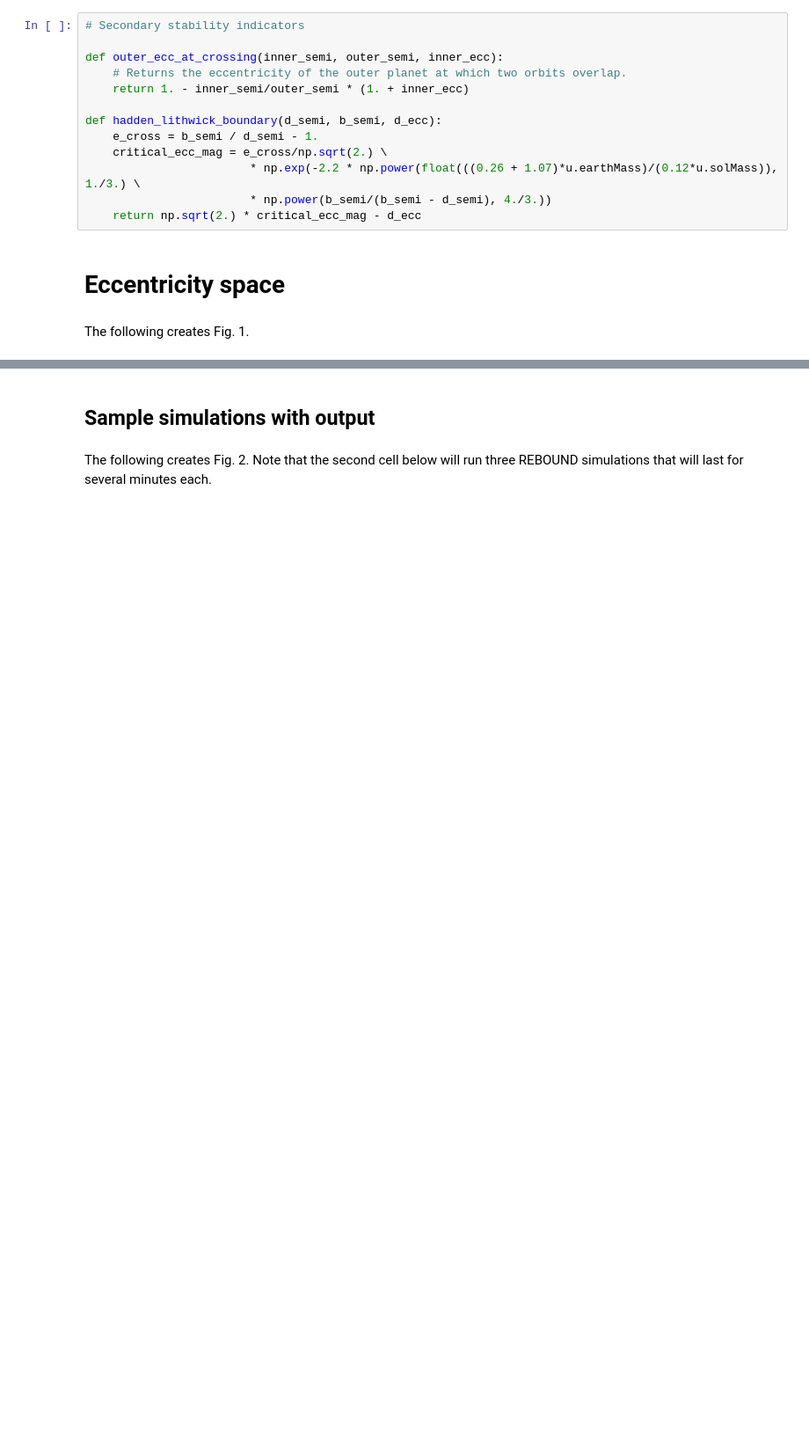
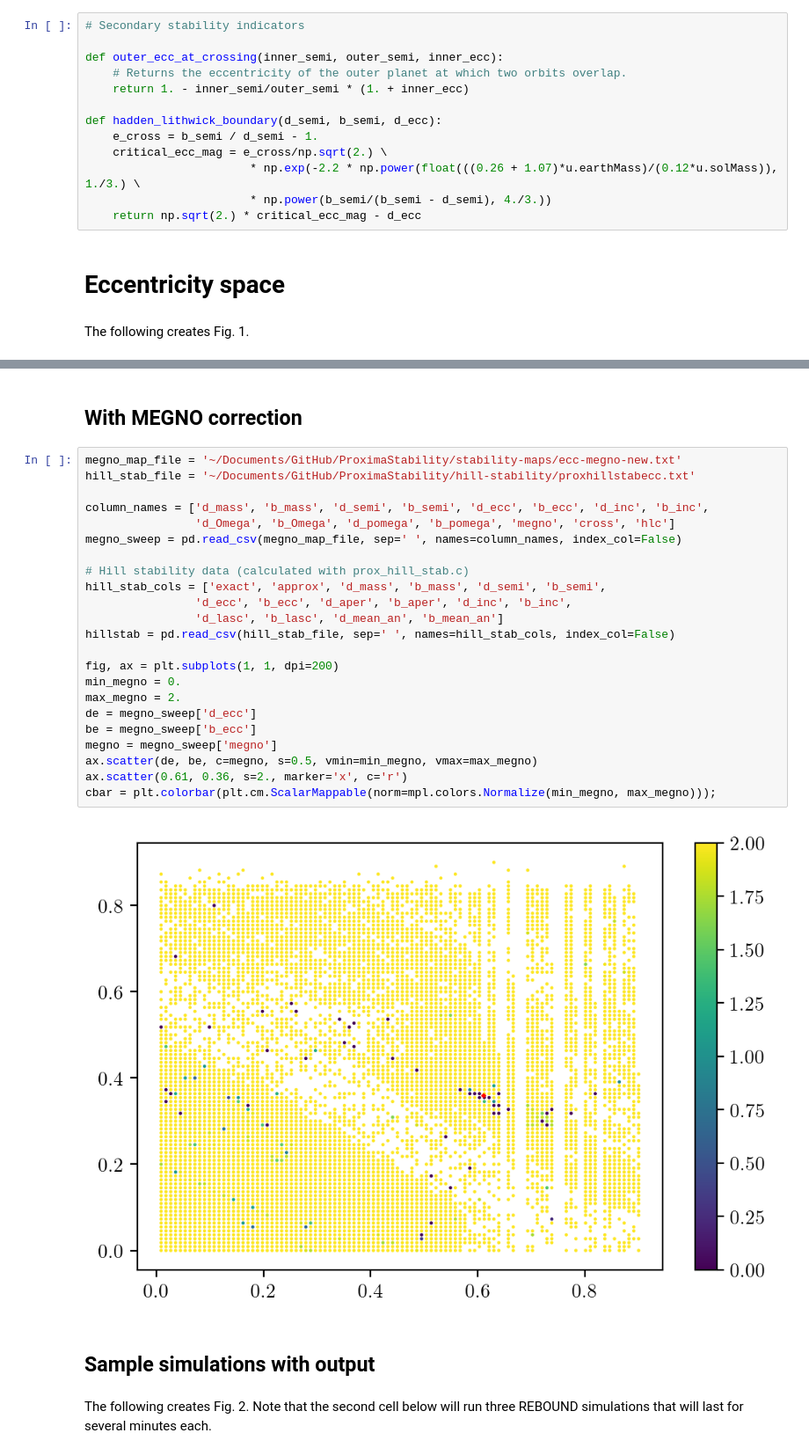
Before and after one commit to jrlivesey/ProximaStability, a Jupyter notebook: stability-maps/Proxima-MEGNO.ipynb, the cells around one changed output, grey strips where cells are left out. Shown at 88% size. Saved outputs shown, nothing was run; the diff lists cells and outputs as text; blank space fills up the shorter version.

```diff
--- a/stability-maps/Proxima-MEGNO.ipynb
+++ b/stability-maps/Proxima-MEGNO.ipynb
@@ -187,3 +196,30 @@ ax[0].set_ylabel('Eccentricity of Proxima b');
+# %% [markdown]
+## With MEGNO correction
+# %%
+megno_map_file = '~/Documents/GitHub/ProximaStability/stability-maps/ecc-megno-new.txt'
+hill_stab_file = '~/Documents/GitHub/ProximaStability/hill-stability/proxhillstabecc.txt'
+
+column_names = ['d_mass', 'b_mass', 'd_semi', 'b_semi', 'd_ecc', 'b_ecc', 'd_inc', 'b_inc',
+                'd_Omega', 'b_Omega', 'd_pomega', 'b_pomega', 'megno', 'cross', 'hlc']
+megno_sweep = pd.read_csv(megno_map_file, sep=' ', names=column_names, index_col=False)
+
+# Hill stability data (calculated with prox_hill_stab.c)
+hill_stab_cols = ['exact', 'approx', 'd_mass', 'b_mass', 'd_semi', 'b_semi',
+                'd_ecc', 'b_ecc', 'd_aper', 'b_aper', 'd_inc', 'b_inc',
+                'd_lasc', 'b_lasc', 'd_mean_an', 'b_mean_an']
+hillstab = pd.read_csv(hill_stab_file, sep=' ', names=hill_stab_cols, index_col=False)
+
+fig, ax = plt.subplots(1, 1, dpi=200)
+min_megno = 0.
+max_megno = 2.
+de = megno_sweep['d_ecc']
+be = megno_sweep['b_ecc']
+megno = megno_sweep['megno']
+ax.scatter(de, be, c=megno, s=0.5, vmin=min_megno, vmax=max_megno)
+ax.scatter(0.61, 0.36, s=2., marker='x', c='r')
+cbar = plt.colorbar(plt.cm.ScalarMappable(norm=mpl.colors.Normalize(min_megno, max_megno)));
+# %% [output]
+[figure, added]
 # %% [markdown]
 ## Sample simulations with output
 # %% [markdown]
```
Also changed, not shown: parts of 13 cells of this notebook, 8 other files.
